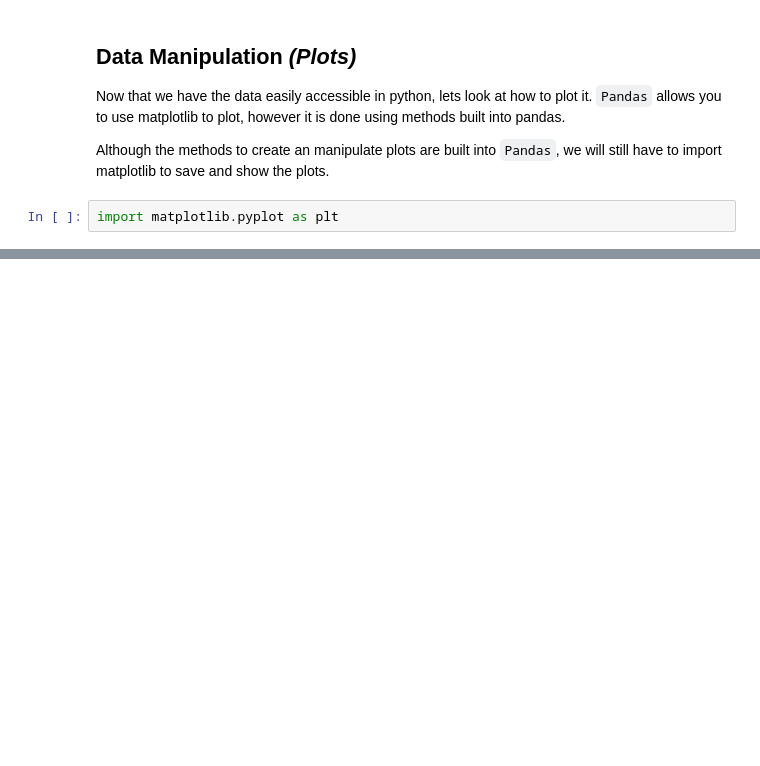
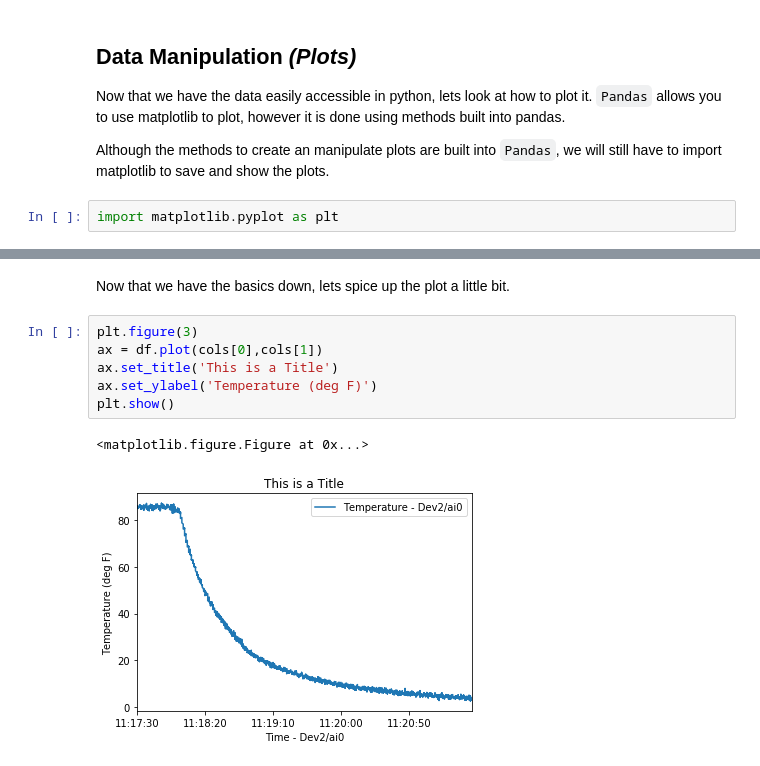
Before and after one commit to rocketproplab/Guides, a Jupyter notebook: jupyterNotebooks/python/excelToPandas.ipynb, the cells around one changed output, grey strips where cells are left out. Drawn from its saved outputs; the diff is of its cells as text; blank space fills up the shorter version.

```diff
--- a/jupyterNotebooks/python/excelToPandas.ipynb
+++ b/jupyterNotebooks/python/excelToPandas.ipynb
@@ -113,0 +136,11 @@ plt.show()
+# %% [markdown]
+Now that we have the basics down, lets spice up the plot a little bit.
+# %%
+plt.figure(3)
+ax = df.plot(cols[0],cols[1])
+ax.set_title('This is a Title')
+ax.set_ylabel('Temperature (deg F)')
+plt.show()
+# %% [output]
+<matplotlib.figure.Figure at 0x...>
+[figure, added]
```
Also changed, not shown: parts of 9 cells of this notebook, 3 other files.
